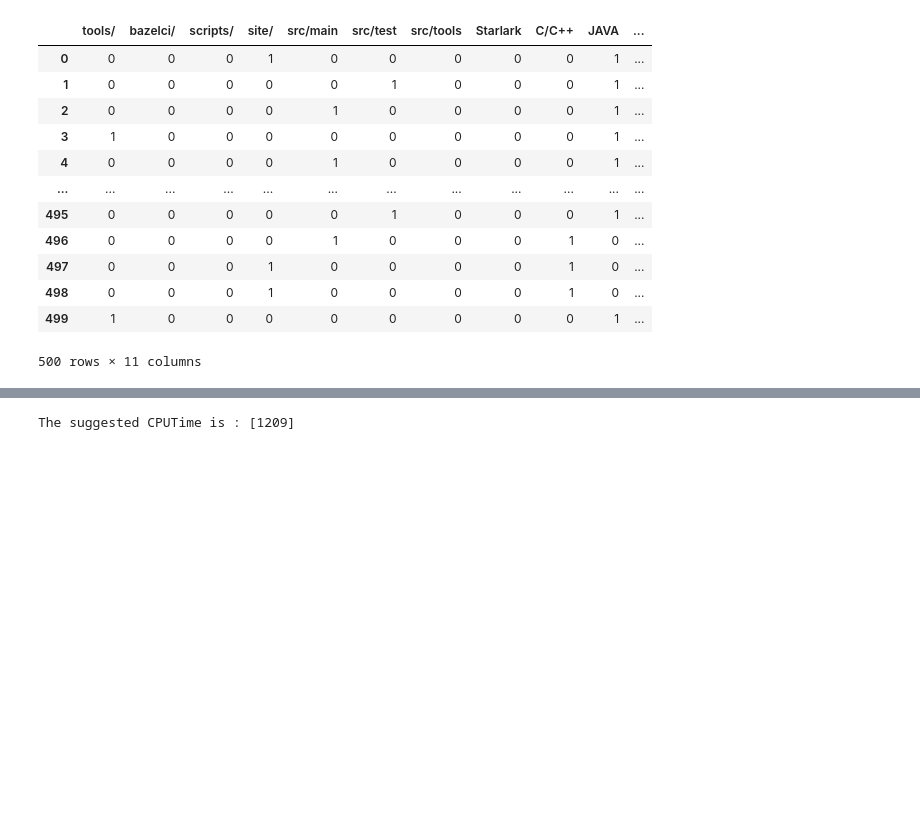
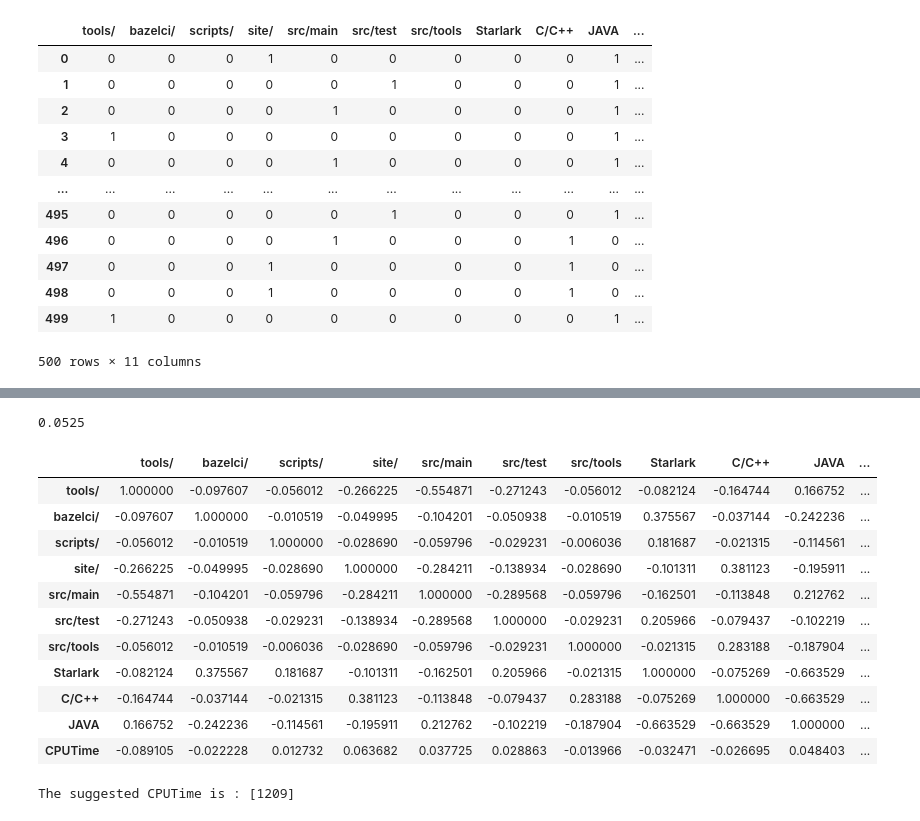
Before and after one commit to Jitendra3018/ml-project-6, a Jupyter notebook: ML_g6.ipynb, the cells around one changed output, grey strips where cells are left out. Cells and saved outputs as stored; diff of their text form; code cells hidden in the pictures; blank space fills up the shorter version.

```diff
--- a/ML_g6.ipynb
+++ b/ML_g6.ipynb
@@ -212,0 +228,4 @@ y_pred = model.predict(x_test.values)
+# %%
+model.score(x_train.values,y_train.values)
+# %% [output]
+0.0525
@@ -213,3 +234,18 @@ y_pred = model.predict(x_test.values)
+# %%
+final.corr()
+# %% [output]
+|  | tools/ | bazelci/ | scripts/ | site/ | src/main | src/test | src/tools | Starlark | C/C++ | JAVA | ... |
+| tools/ | 1.000000 | -0.097607 | -0.056012 | -0.266225 | -0.554871 | -0.271243 | -0.056012 | -0.082124 | -0.164744 | 0.166752 | ... |
+| bazelci/ | -0.097607 | 1.000000 | -0.010519 | -0.049995 | -0.104201 | -0.050938 | -0.010519 | 0.375567 | -0.037144 | -0.242236 | ... |
+| scripts/ | -0.056012 | -0.010519 | 1.000000 | -0.028690 | -0.059796 | -0.029231 | -0.006036 | 0.181687 | -0.021315 | -0.114561 | ... |
+| site/ | -0.266225 | -0.049995 | -0.028690 | 1.000000 | -0.284211 | -0.138934 | -0.028690 | -0.101311 | 0.381123 | -0.195911 | ... |
+| src/main | -0.554871 | -0.104201 | -0.059796 | -0.284211 | 1.000000 | -0.289568 | -0.059796 | -0.162501 | -0.113848 | 0.212762 | ... |
+| src/test | -0.271243 | -0.050938 | -0.029231 | -0.138934 | -0.289568 | 1.000000 | -0.029231 | 0.205966 | -0.079437 | -0.102219 | ... |
+| src/tools | -0.056012 | -0.010519 | -0.006036 | -0.028690 | -0.059796 | -0.029231 | 1.000000 | -0.021315 | 0.283188 | -0.187904 | ... |
+| Starlark | -0.082124 | 0.375567 | 0.181687 | -0.101311 | -0.162501 | 0.205966 | -0.021315 | 1.000000 | -0.075269 | -0.663529 | ... |
+| C/C++ | -0.164744 | -0.037144 | -0.021315 | 0.381123 | -0.113848 | -0.079437 | 0.283188 | -0.075269 | 1.000000 | -0.663529 | ... |
+| JAVA | 0.166752 | -0.242236 | -0.114561 | -0.195911 | 0.212762 | -0.102219 | -0.187904 | -0.663529 | -0.663529 | 1.000000 | ... |
+| CPUTime | -0.089105 | -0.022228 | 0.012732 | 0.063682 | 0.037725 | 0.028863 | -0.013966 | -0.032471 | -0.026695 | 0.048403 | ... |
 # %%
 prediction = model.predict((np.array([[0,0,1,0,0,0,0,0,0,1]])))
 print("The suggested CPUTime is :", prediction)
```
Also changed, not shown: parts of 25 cells of this notebook, 4 other files.
